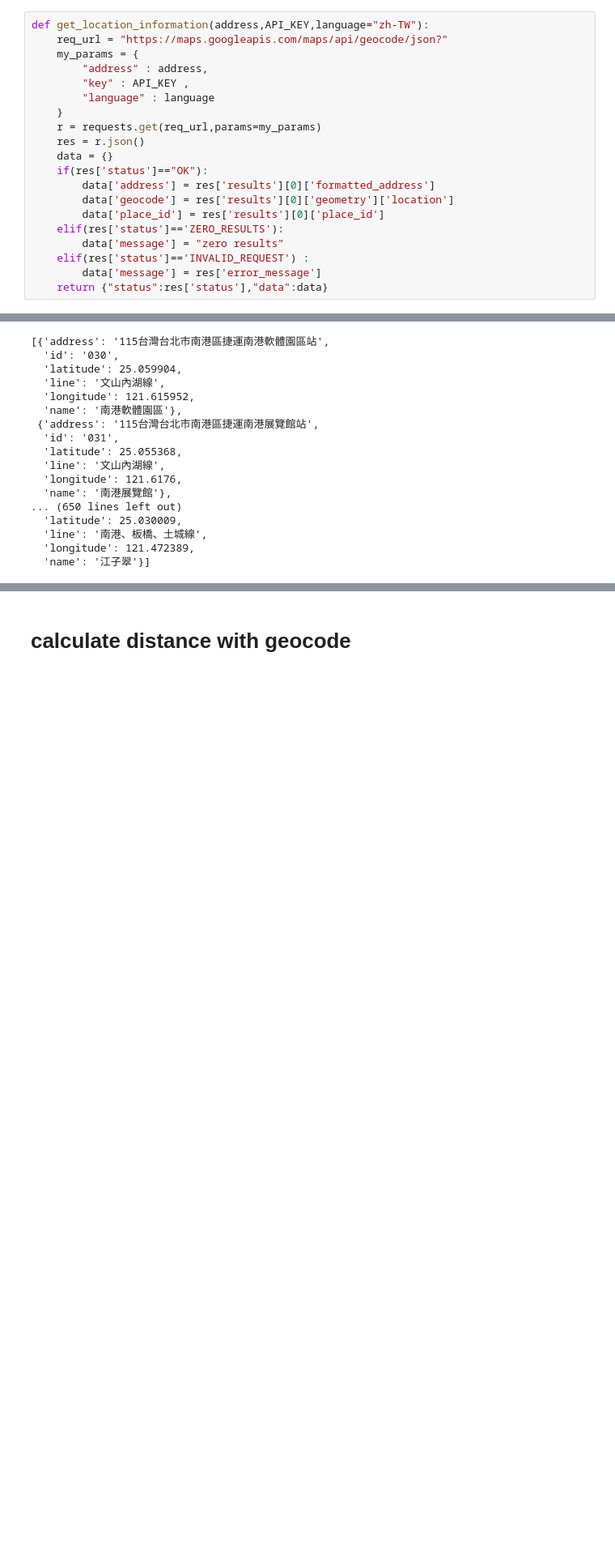
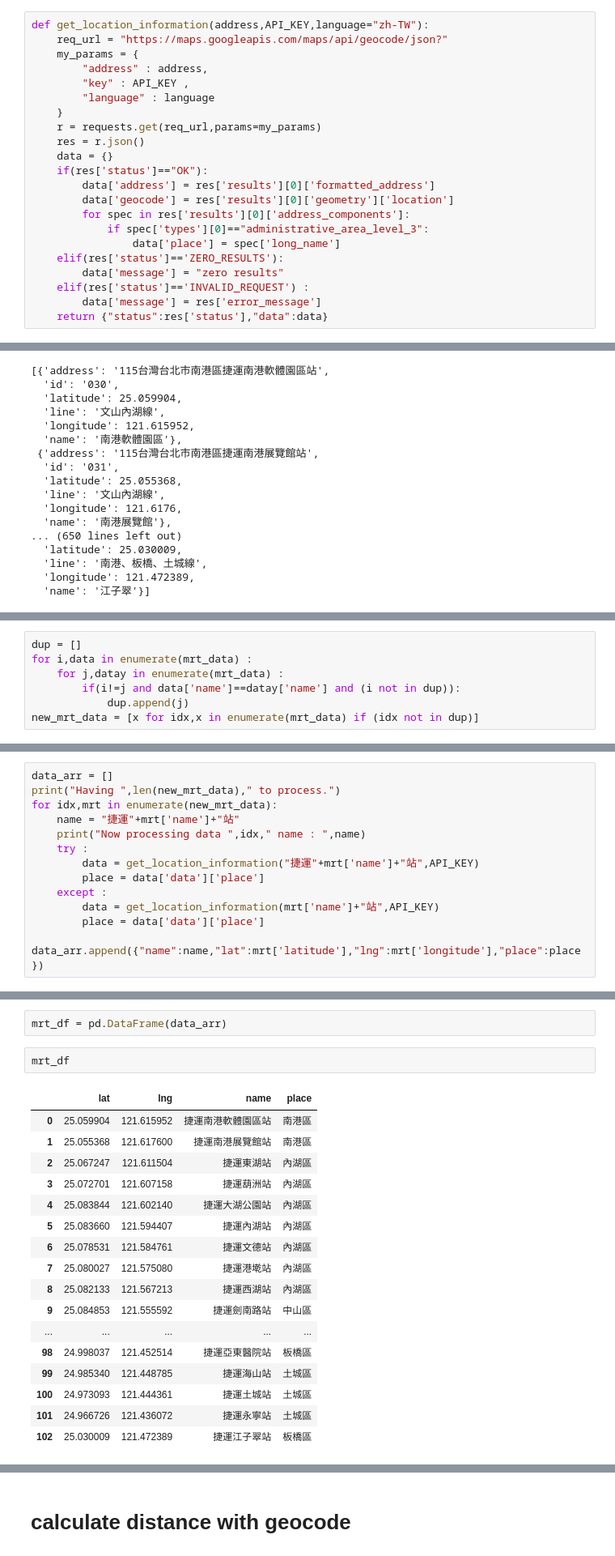
Before and after one commit to UnderSam/591_project, a Jupyter notebook: 591_project.ipynb, the cells around one changed output, grey strips where cells are left out. Shown: that part at 81% size. Cells and saved outputs as stored; diff of their text form; blank space fills up the shorter version.

```diff
--- a/591_project.ipynb
+++ b/591_project.ipynb
@@ -22,7 +23,9 @@ def get_location_information(address,API_KEY,language="zh-TW"):
     if(res['status']=="OK"):
         data['address'] = res['results'][0]['formatted_address']
         data['geocode'] = res['results'][0]['geometry']['location']
-        data['place_id'] = res['results'][0]['place_id']
+        for spec in res['results'][0]['address_components']:
+            if spec['types'][0]=="administrative_area_level_3":
+                data['place'] = spec['long_name']
     elif(res['status']=='ZERO_RESULTS'):
         data['message'] = "zero results"
     elif(res['status']=='INVALID_REQUEST') :
@@ -63,0 +69,7 @@ mrt_data
+# %%
+dup = []
+for i,data in enumerate(mrt_data) :
+    for j,datay in enumerate(mrt_data) :
+        if(i!=j and data['name']==datay['name'] and (i not in dup)):
+            dup.append(j)
+new_mrt_data = [x for idx,x in enumerate(mrt_data) if (idx not in dup)]
@@ -63,0 +78,13 @@ mrt_data
+# %%
+data_arr = []
+print("Having ",len(new_mrt_data)," to process.")
+for idx,mrt in enumerate(new_mrt_data):
+    name = "捷運"+mrt['name']+"站"
+    print("Now processing data ",idx," name : ",name)
+    try :
+        data = get_location_information("捷運"+mrt['name']+"站",API_KEY)
+        place = data['data']['place']
+    except :
+        data = get_location_information(mrt['name']+"站",API_KEY)
+        place = data['data']['place']
+    data_arr.append({"name":name,"lat":mrt['latitude'],"lng":mrt['longitude'],"place":place })
@@ -63,0 +109,22 @@ mrt_data
+# %%
+mrt_df = pd.DataFrame(data_arr)
+# %%
+mrt_df
+# %% [output]
+|  | lat | lng | name | place |
+| 0 | 25.059904 | 121.615952 | 捷運南港軟體園區站 | 南港區 |
+| 1 | 25.055368 | 121.617600 | 捷運南港展覽館站 | 南港區 |
+| 2 | 25.067247 | 121.611504 | 捷運東湖站 | 內湖區 |
+| 3 | 25.072701 | 121.607158 | 捷運葫洲站 | 內湖區 |
+| 4 | 25.083844 | 121.602140 | 捷運大湖公園站 | 內湖區 |
+| 5 | 25.083660 | 121.594407 | 捷運內湖站 | 內湖區 |
+| 6 | 25.078531 | 121.584761 | 捷運文德站 | 內湖區 |
+| 7 | 25.080027 | 121.575080 | 捷運港墘站 | 內湖區 |
+| 8 | 25.082133 | 121.567213 | 捷運西湖站 | 內湖區 |
+| 9 | 25.084853 | 121.555592 | 捷運劍南路站 | 中山區 |
+| ... | ... | ... | ... | ... |
+| 98 | 24.998037 | 121.452514 | 捷運亞東醫院站 | 板橋區 |
+| 99 | 24.985340 | 121.448785 | 捷運海山站 | 土城區 |
+| 100 | 24.973093 | 121.444361 | 捷運土城站 | 土城區 |
+| 101 | 24.966726 | 121.436072 | 捷運永寧站 | 土城區 |
+| 102 | 25.030009 | 121.472389 | 捷運江子翠站 | 板橋區 |
```
Also changed, not shown: parts of 19 cells of this notebook, 3 other files.
